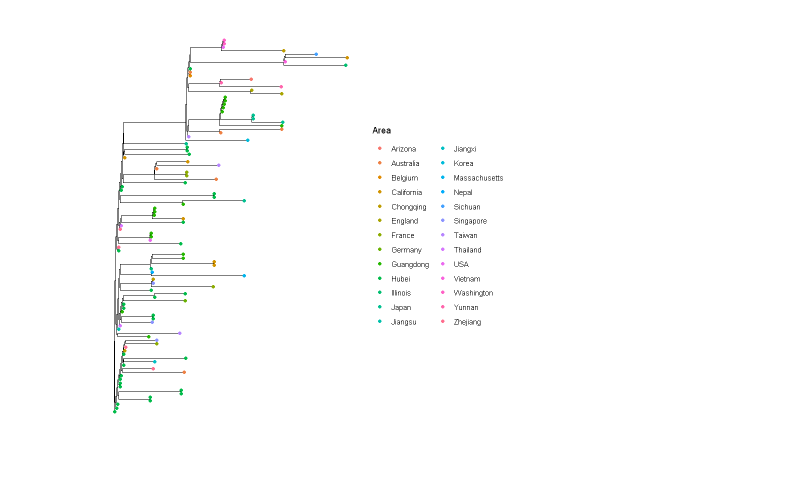
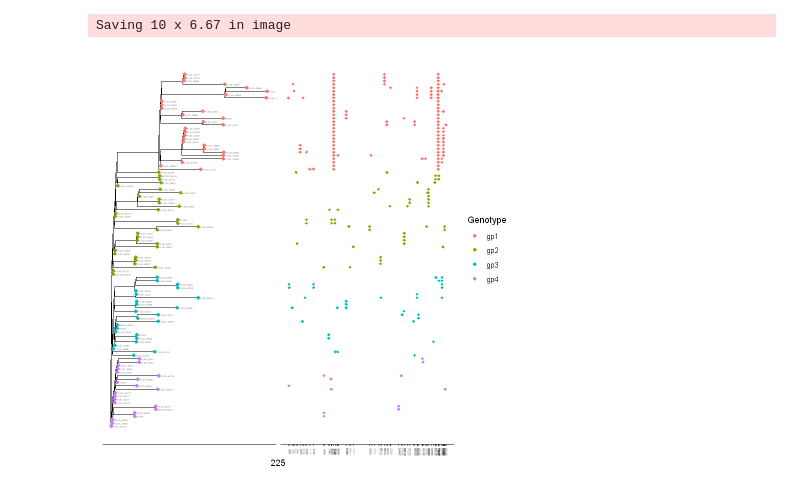
Before and after one commit to Takkoona/SARS-CoV-2, a Jupyter notebook: 4_evolutional_snp.ipynb, the cells around one changed output. Saved outputs shown, nothing was run; the diff lists cells and outputs as text; code cells hidden in the pictures.

Commit message:
Figure 3 draft

```diff
--- a/4_evolutional_snp.ipynb
+++ b/4_evolutional_snp.ipynb
@@ -7,9 +17,5 @@ snpDir <- "SNPs"
 # %%
 tree <- read.tree(file.path(genomeTreeDir, "RAxML_bestTree.GTRGAMMA"))
 info <- read.csv(file.path(dataDir, "info.csv"))
+allSNP <- read.csv(file.path(snpDir, "all.csv"))
+genotypes <- read_json(file.path(dataDir, "genotypes.json"))
-# %%
-p <- ggtree(tree)
-p <- p %<+% info + geom_tippoint(aes(color=Area))
-p
-# %% [output]
-[figure, removed]
@@ -68,0 +22,46 @@ p + geom_facet(
+# %%
+info <- info[complete.cases(info), ]
+
+root2tipDist <- data.frame(
+    "Dist" = node.depth.edgelength(tree)[1:length(tree$tip.label)],
+    "Accession.ID" = tree$tip.label
+)
+
+info <- merge(info, root2tipDist, by = "Accession.ID")
+# %%
+info[["Genotype"]] <- NULL
+
+for (gp in names(genotypes)) {
+    for (id in genotypes[[gp]]) {
+        info[which(info$Accession.ID == id), "Genotype"] <- gp
+    }
+}
+# %%
+p <- ggtree(tree)
+p <- p %<+% info +
+    geom_tiplab(size = 0.75) +
+    geom_tippoint(aes(color=Genotype)) +
+    theme(legend.position = "right")
+# p
+snp_data <- allSNP[, c("Accession.ID", "Pos")]
+p <- p + geom_facet(
+    panel = "SNP",
+    data = snp_data,
+    geom = geom_point,
+    mapping=aes(x = Pos, color=Genotype),
+    shape = 18
+) +
+# theme(
+# ) +
+theme_tree2(
+    strip.background = element_blank(),
+    strip.text.x = element_blank(),
+    axis.text.x = element_text(angle = 90, vjust = 0.5, size = 3)
+) +
+scale_x_continuous(snp_data$Pos, labels = snp_data$Pos, breaks = snp_data$Pos)
+print(p)
+
+ggsave(filename = file.path(figureDir, "figure2.png"), plot = p, width = 10)
+# %% [output]
+Saving 10 x 6.67 in image
+[figure, added]
```
Also changed, not shown: parts of 8 cells of this notebook, 12 other files.
